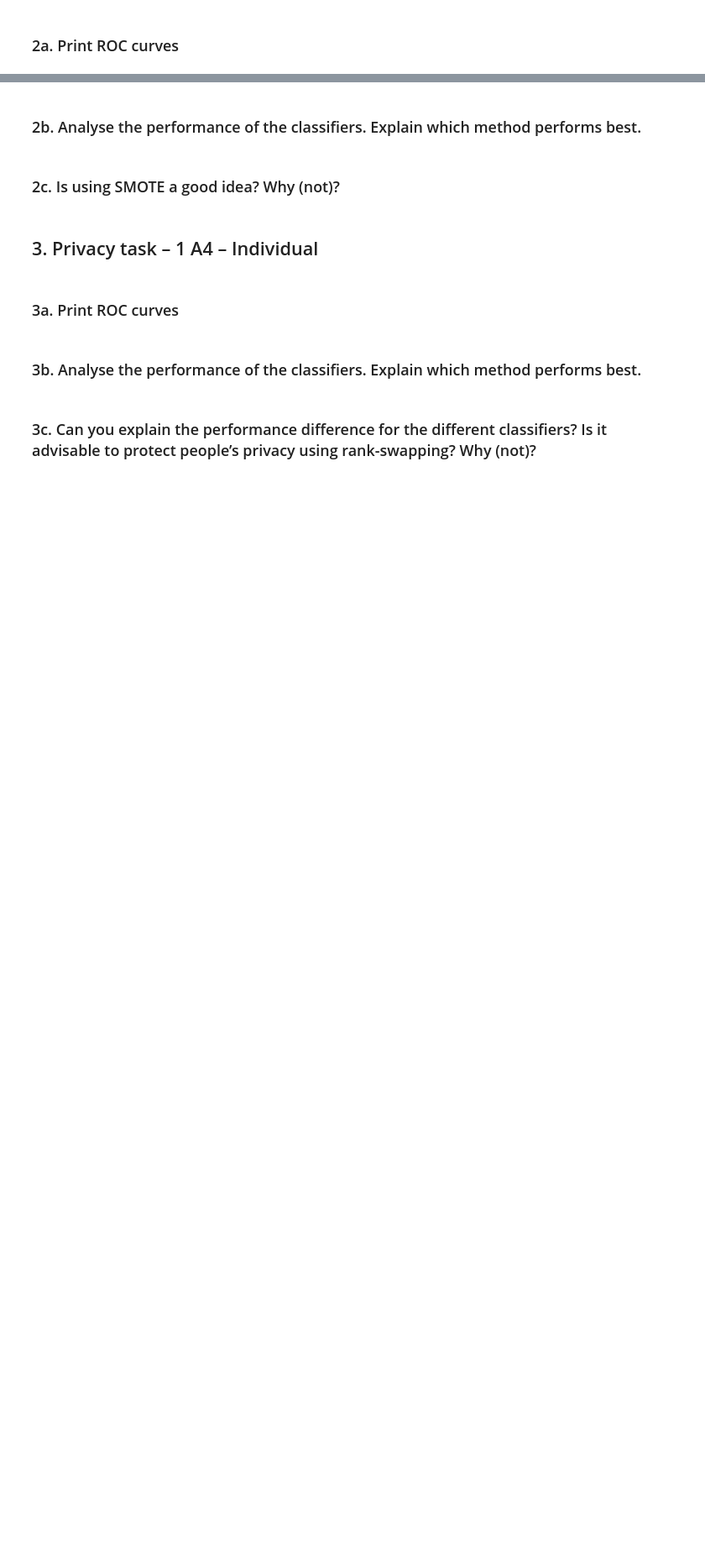
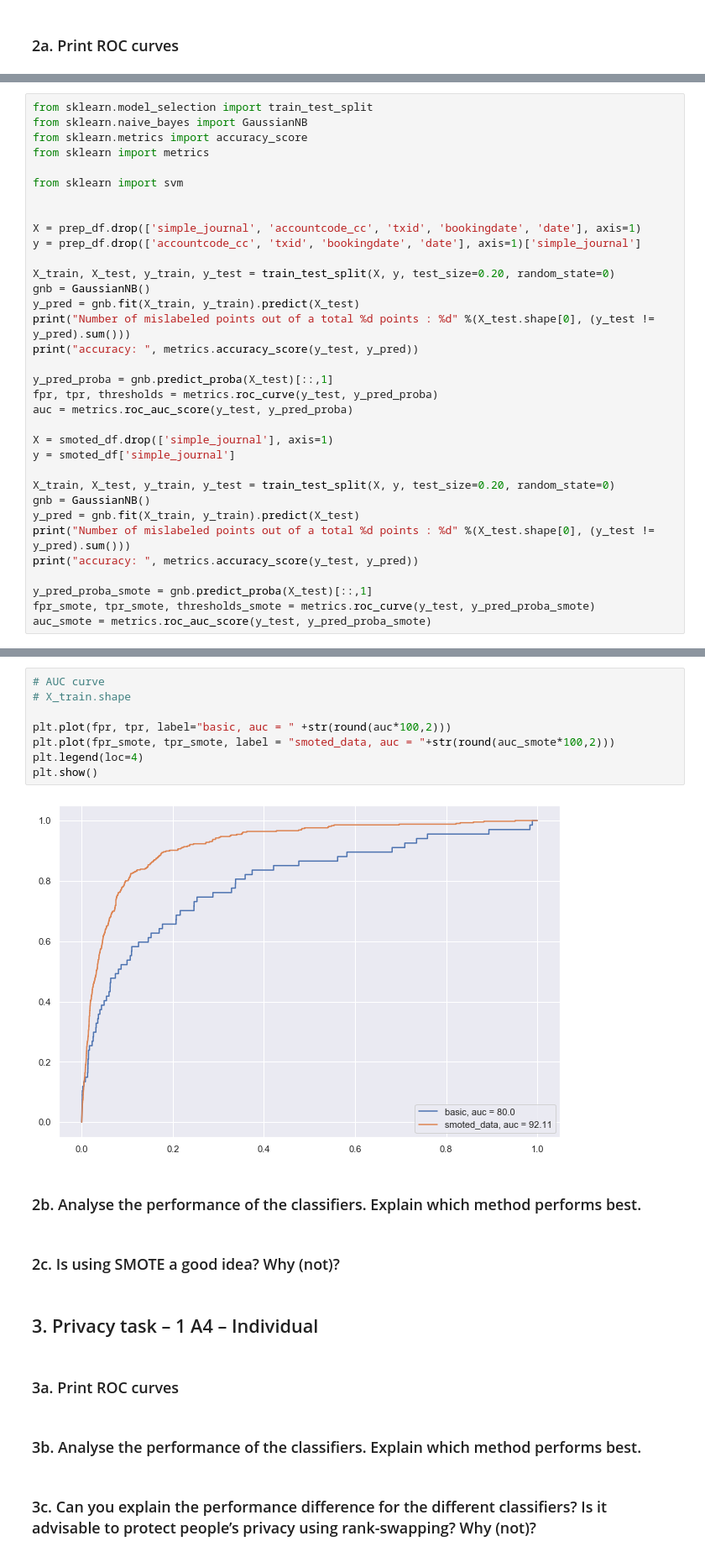
Before and after one commit to adityakunar/cda-2021, a Jupyter notebook: Assignment-1/Lab1.ipynb, the cells around one changed output, grey strips where cells are left out. Shown at 84% size. Drawn from its saved outputs; the diff is of its cells as text; blank space fills up the shorter version.

```diff
--- a/Assignment-1/Lab1.ipynb
+++ b/Assignment-1/Lab1.ipynb
@@ -245,0 +312,34 @@ False
+# %%
+from sklearn.model_selection import train_test_split
+from sklearn.naive_bayes import GaussianNB
+from sklearn.metrics import accuracy_score
+from sklearn import metrics
+
+from sklearn import svm
+
+
+X = prep_df.drop(['simple_journal', 'accountcode_cc', 'txid', 'bookingdate', 'date'], axis=1)
+y = prep_df.drop(['accountcode_cc', 'txid', 'bookingdate', 'date'], axis=1)['simple_journal']
+
+X_train, X_test, y_train, y_test = train_test_split(X, y, test_size=0.20, random_state=0)
+gnb = GaussianNB()
+y_pred = gnb.fit(X_train, y_train).predict(X_test)
+print("Number of mislabeled points out of a total %d points : %d" %(X_test.shape[0], (y_test != y_pred).sum()))
+print("accuracy: ", metrics.accuracy_score(y_test, y_pred))
+
+y_pred_proba = gnb.predict_proba(X_test)[::,1]
+fpr, tpr, thresholds = metrics.roc_curve(y_test, y_pred_proba)
+auc = metrics.roc_auc_score(y_test, y_pred_proba)
+
+X = smoted_df.drop(['simple_journal'], axis=1)
+y = smoted_df['simple_journal']
+
+X_train, X_test, y_train, y_test = train_test_split(X, y, test_size=0.20, random_state=0)
+gnb = GaussianNB()
+y_pred = gnb.fit(X_train, y_train).predict(X_test)
+print("Number of mislabeled points out of a total %d points : %d" %(X_test.shape[0], (y_test != y_pred).sum()))
+print("accuracy: ", metrics.accuracy_score(y_test, y_pred))
+
+y_pred_proba_smote = gnb.predict_proba(X_test)[::,1]
+fpr_smote, tpr_smote, thresholds_smote = metrics.roc_curve(y_test, y_pred_proba_smote)
+auc_smote = metrics.roc_auc_score(y_test, y_pred_proba_smote)
@@ -246,3 +353,13 @@ False
+# %%
+# AUC curve
+# X_train.shape
+
+plt.plot(fpr, tpr, label="basic, auc = " +str(round(auc*100,2)))
+plt.plot(fpr_smote, tpr_smote, label = "smoted_data, auc = "+str(round(auc_smote*100,2)))
+plt.legend(loc=4)
+plt.show()
+# %% [output]
+[figure, added]
 # %% [markdown]
 ### 2b. Analyse the performance of the classifiers. Explain which method performs best.
 # %% [markdown]
```
Also changed, not shown: parts of 14 cells of this notebook.
